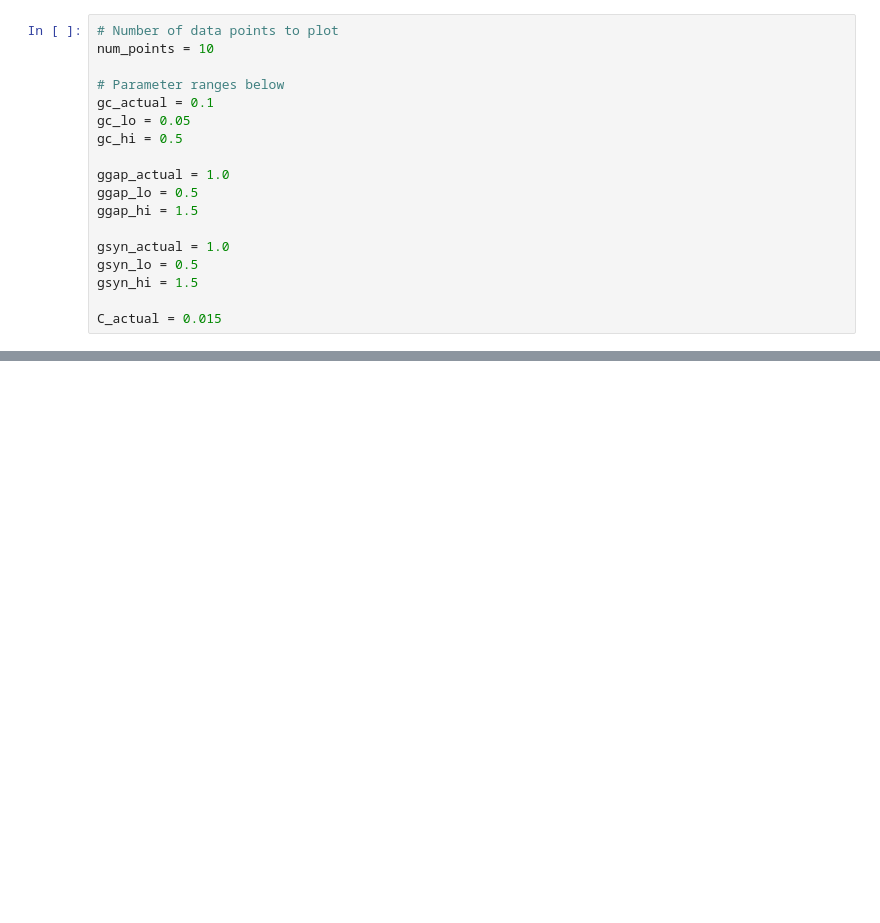
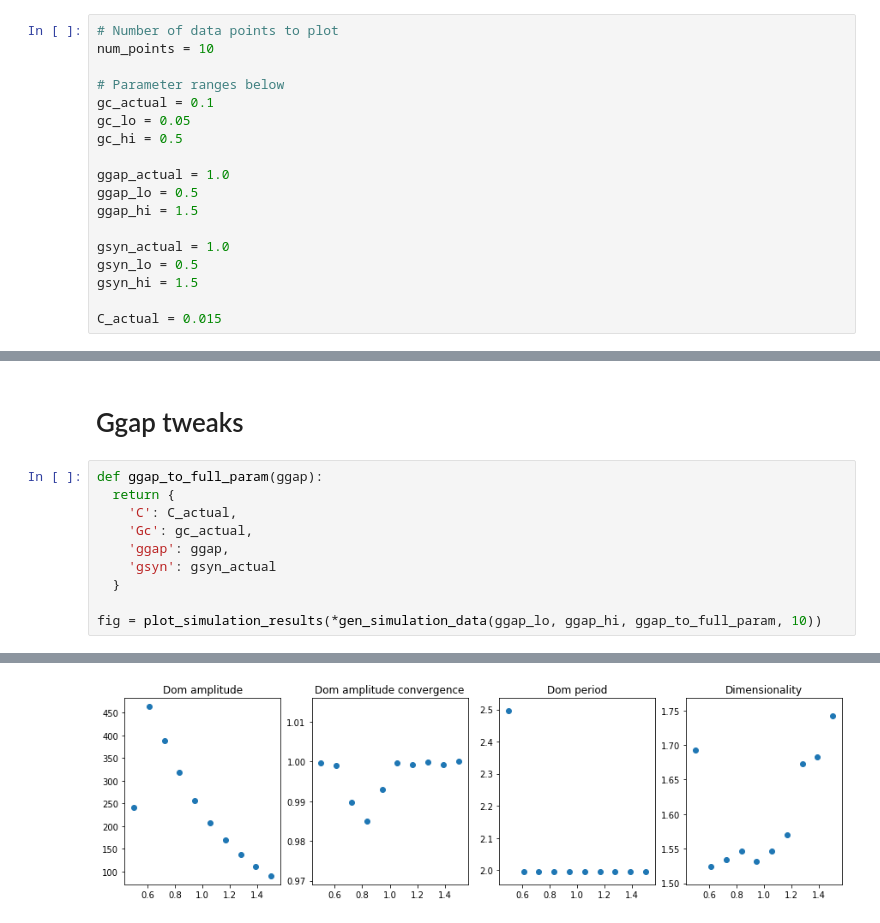
Before and after one commit to sjonany/c-elegans-interactome-analysis, a Jupyter notebook: one_at_a_time.ipynb, the cells around one changed output, grey strips where cells are left out. Drawn from its saved outputs; the diff is of its cells as text; blank space fills up the shorter version.

```diff
--- a/one_at_a_time.ipynb
+++ b/one_at_a_time.ipynb
@@ -89,0 +105,13 @@ _ = ax.set_title("Dimensionality")
+# %% [markdown]
+# Ggap tweaks
+# %%
+def ggap_to_full_param(ggap):
+  return {
+    'C': C_actual,
+    'Gc': gc_actual,
+    'ggap': ggap,
+    'gsyn': gsyn_actual
+  }
+
+fig = plot_simulation_results(*gen_simulation_data(ggap_lo, ggap_hi, ggap_to_full_param, 10))
+# %% [output]
@@ -89,0 +128 @@ _ = ax.set_title("Dimensionality")
+[figure, added]
```
Also changed, not shown: parts of 7 cells of this notebook.
